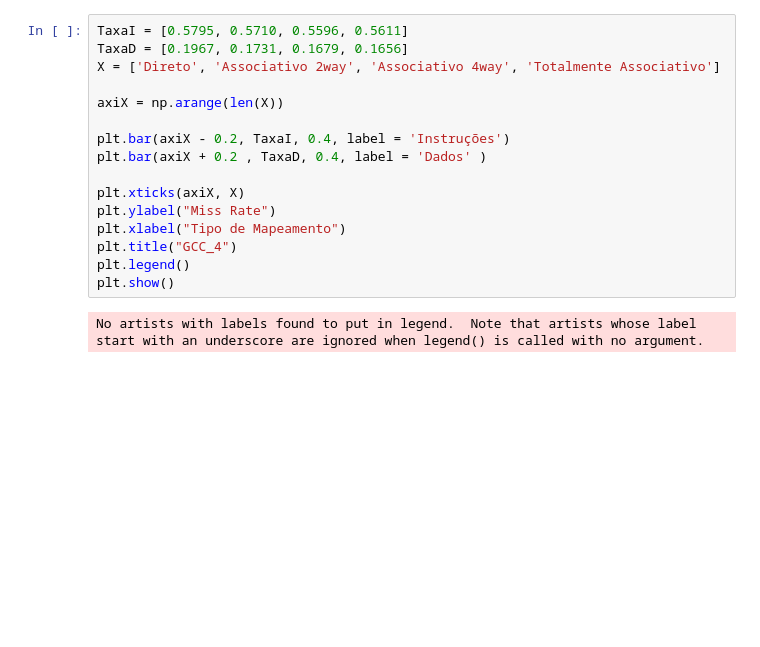
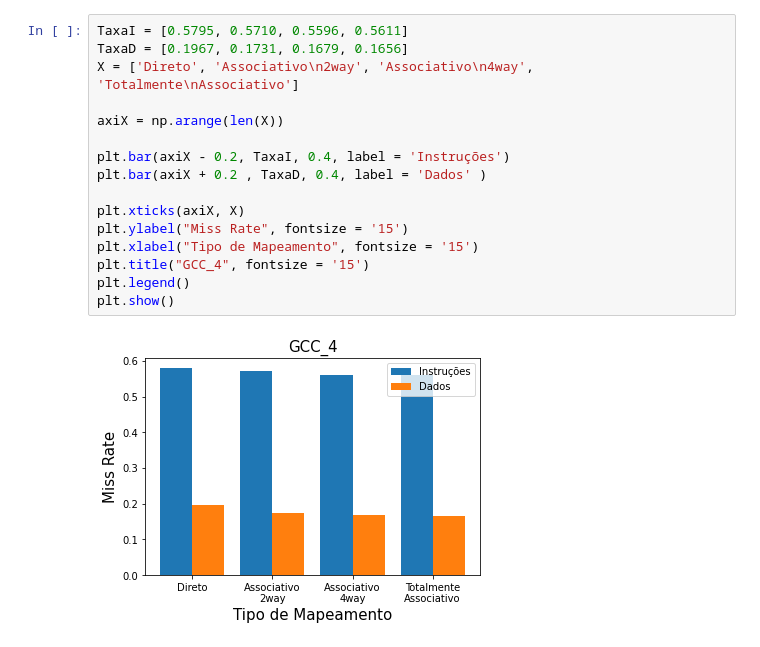
Before and after one commit to raissa-coelho/University, a Jupyter notebook: Trabalho01.ipynb, the cells around one changed output. Saved outputs shown, nothing was run; the diff lists cells and outputs as text; blank space fills up the shorter version.

```diff
--- a/Trabalho01.ipynb
+++ b/Trabalho01.ipynb
@@ -60,18 +61,18 @@ plt.plot(['Direto', 'Associativo 2way', 'Associativo 4way', 'Totalmente Associat
 # %%
 TaxaI = [0.5795, 0.5710, 0.5596, 0.5611]
 TaxaD = [0.1967, 0.1731, 0.1679, 0.1656]
-X = ['Direto', 'Associativo 2way', 'Associativo 4way', 'Totalmente Associativo']
+X = ['Direto', 'Associativo\n2way', 'Associativo\n4way', 'Totalmente\nAssociativo']
 
 axiX = np.arange(len(X))
 
 plt.bar(axiX - 0.2, TaxaI, 0.4, label = 'Instruções')
 plt.bar(axiX + 0.2 , TaxaD, 0.4, label = 'Dados' )
 
 plt.xticks(axiX, X)
-plt.ylabel("Miss Rate")
-plt.xlabel("Tipo de Mapeamento")
-plt.title("GCC_4")
+plt.ylabel("Miss Rate", fontsize = '15')
+plt.xlabel("Tipo de Mapeamento", fontsize = '15')
+plt.title("GCC_4", fontsize = '15')
 plt.legend()
 plt.show()
 # %% [output]
-No artists with labels found to put in legend.  Note that artists whose label start with an underscore are ignored when legend() is called with no argument.
+[figure, added]
```
Also changed, not shown: parts of 13 cells of this notebook.
